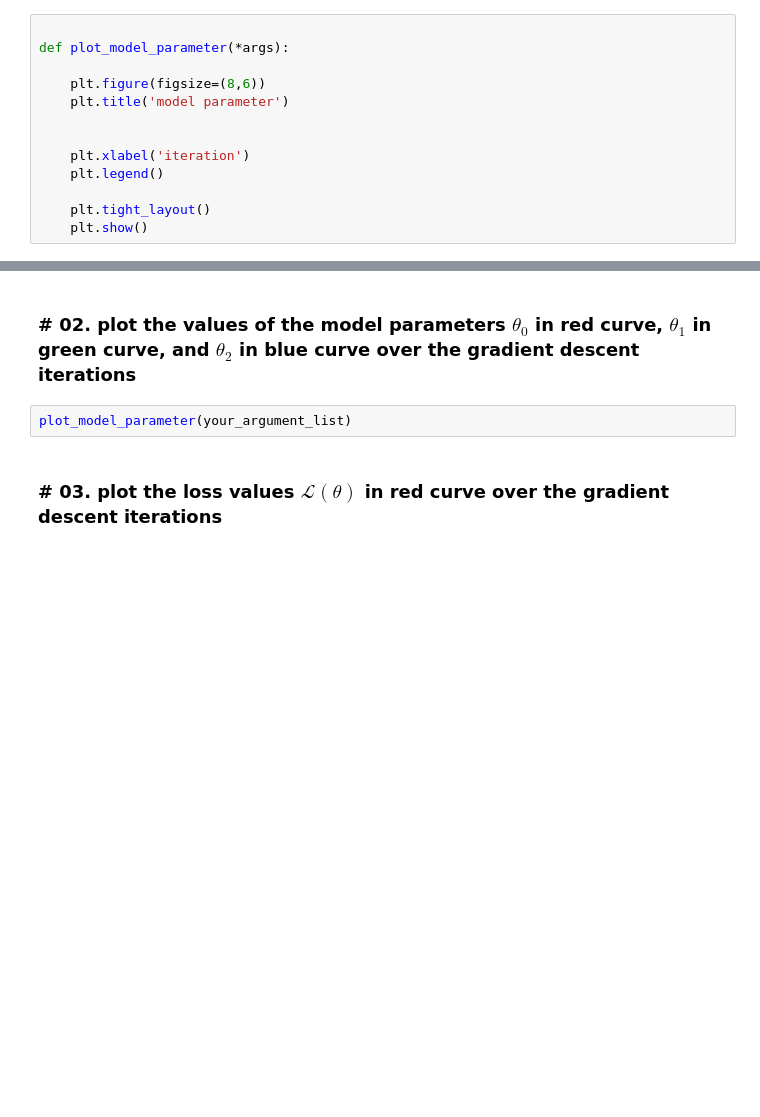
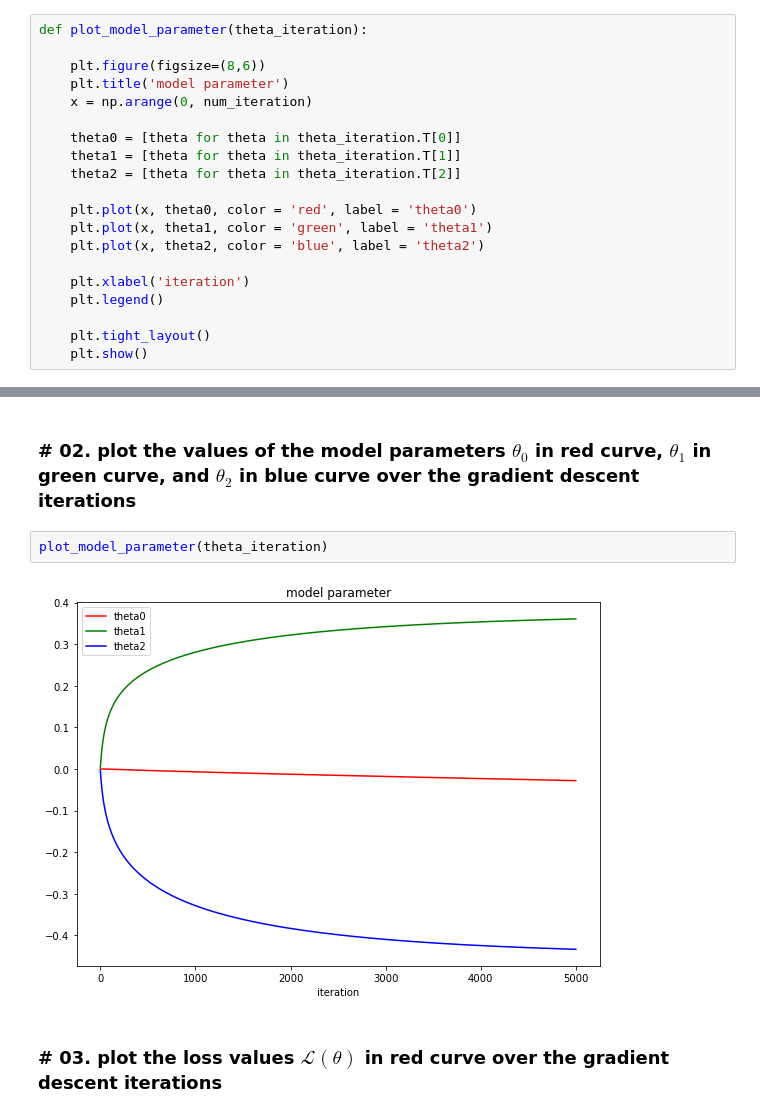
Before and after one commit to NahyukLEE/Machine-Learning-Practice, a Jupyter notebook: 08/assignment_08.ipynb, the cells around one changed output, grey strips where cells are left out. Drawn from its saved outputs; the diff is of its cells as text; blank space fills up the shorter version.

Commit message:
plot model parameters

```diff
--- a/08/assignment_08.ipynb
+++ b/08/assignment_08.ipynb
@@ -141,19 +141,26 @@ def plot_data(data):
     plt.legend()
     plt.tight_layout()
     plt.show()
-# %%
-
-def plot_model_parameter(*args):
-
-    plt.figure(figsize=(8,6))
-    plt.title('model parameter')
-
-
-    plt.xlabel('iteration')
-    plt.legend()
-
-    plt.tight_layout()
-    plt.show()
+# %%
+def plot_model_parameter(theta_iteration):
+
+    plt.figure(figsize=(8,6))
+    plt.title('model parameter')
+    x = np.arange(0, num_iteration)
+
+    theta0 = [theta for theta in theta_iteration.T[0]]
+    theta1 = [theta for theta in theta_iteration.T[1]]
+    theta2 = [theta for theta in theta_iteration.T[2]]
+
+    plt.plot(x, theta0, color = 'red', label = 'theta0')
+    plt.plot(x, theta1, color = 'green', label = 'theta1')
+    plt.plot(x, theta2, color = 'blue', label = 'theta2')
+
+    plt.xlabel('iteration')
+    plt.legend()
+
+    plt.tight_layout()
+    plt.show()
 # %%
 def plot_classifier(*args):
 
@@ -177,7 +184,9 @@ plot_data(data)
 # %% [markdown]
 ### # 02. plot the values of the model parameters $\theta_0$ in red curve, $\theta_1$ in green curve, and $\theta_2$ in blue curve over the gradient descent iterations
 # %%
-plot_model_parameter(your_argument_list)
+plot_model_parameter(theta_iteration)
+# %% [output]
+[figure, added]
 # %% [markdown]
 ### # 03. plot the loss values $\mathcal{L}(\theta)$ in red curve over the gradient descent iterations
 # %%
```
